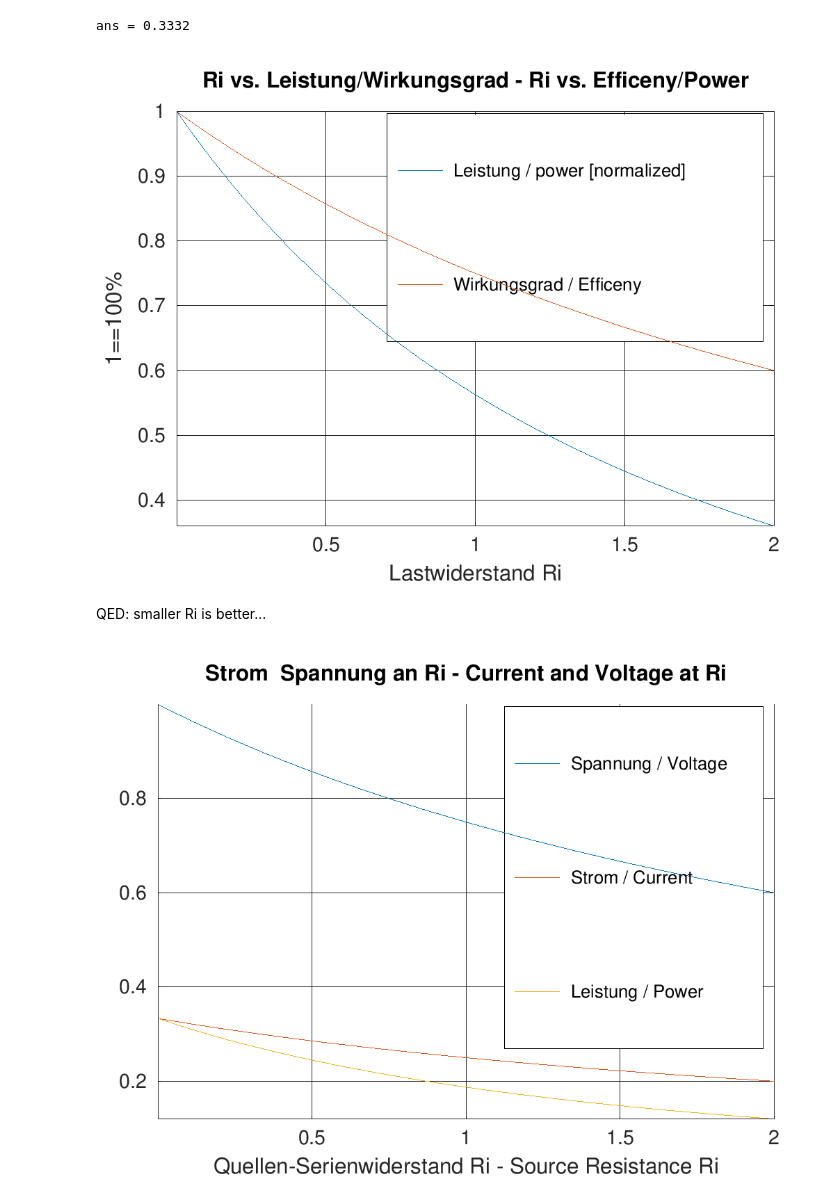
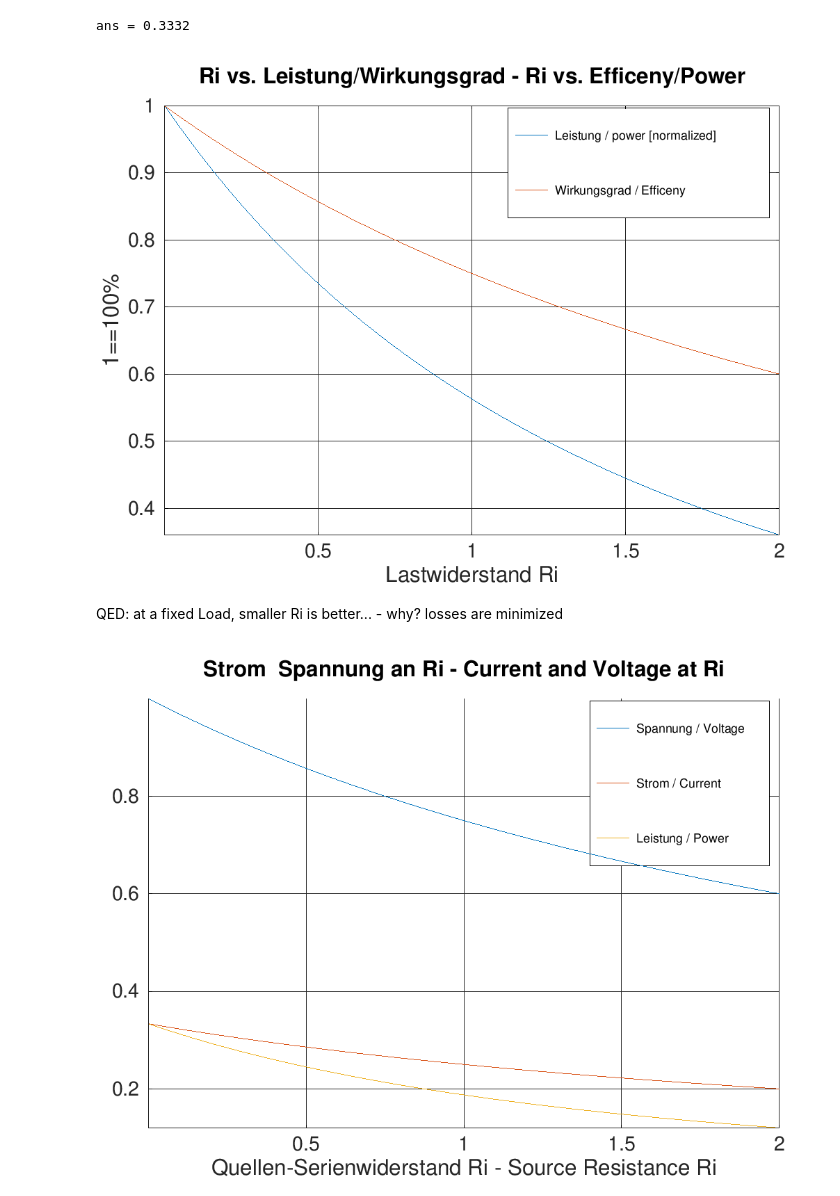
Before and after one commit to schnedann/Jupyter_Notebooks, a Jupyter notebook: octave/Electronic/Leistungsanpassung.ipynb, the cells around one changed output. Drawn from its saved outputs; the diff is of its cells as text; code cells hidden in the pictures.

```diff
--- a/octave/Electronic/Leistungsanpassung.ipynb
+++ b/octave/Electronic/Leistungsanpassung.ipynb
@@ -16,7 +16,7 @@ graphics_toolkit ("gnuplot");
 # %% [markdown]
 ## fixed Ri, variable Rload
 # %%
-nos = 200;
+nos = 512;
 usource=1;
 ri=1;
 rl=0.001:(4.-0.001)./(nos.-1):5;  #load resistance from 1mOhm to 5 Ohm
@@ -82,17 +94,18 @@ ans = 0.3332
 # %%
 figure(fig++);
 plot(ri,prl./max(prl),'linewidth',2,ri,eta,'linewidth',2);
 grid on;
 title("Ri vs. Leistung/Wirkungsgrad - Ri vs. Efficeny/Power");
 xlabel("Lastwiderstand Ri");
 ylabel("1==100%");
-legend ("Leistung / power [normalized]","Wirkungsgrad / Efficeny");
+lgd=legend ("Leistung / power [normalized]","Wirkungsgrad / Efficeny");
+set(lgd,'FontSize',10);
 axis("tight");
 set (gca, 'linewidth', 2);
 # %% [output]
-[figure, old version]
+[figure, new version]
 # %% [markdown]
-QED: smaller Ri is better...
+QED: at a fixed Load, smaller Ri is better... - why? losses are minimized
 # %%
 figure(fig++);
 hold on
@@ -103,11 +116,12 @@ grid on;
 title("Strom & Spannung an Ri - Current and Voltage at Ri");
 xlabel("Quellen-Serienwiderstand Ri - Source Resistance Ri");
 #ylabel("1==100%");
-legend ("Spannung / Voltage","Strom / Current","Leistung / Power");
+lgd=legend ("Spannung / Voltage","Strom / Current","Leistung / Power");
+set(lgd,'FontSize',10);
 axis("tight");
 set (gca, 'linewidth', 2);
 # %% [output]
-[figure, old version]
+[figure, new version]
 # %%
 ri=0.1:(2.-0.1)./(nos.-1):2;
 rl=0.1:(4.-0.1)./(nos.-1):4;      #load resistance
```
Also changed, not shown: parts of 4 cells of this notebook, 1 other file.
